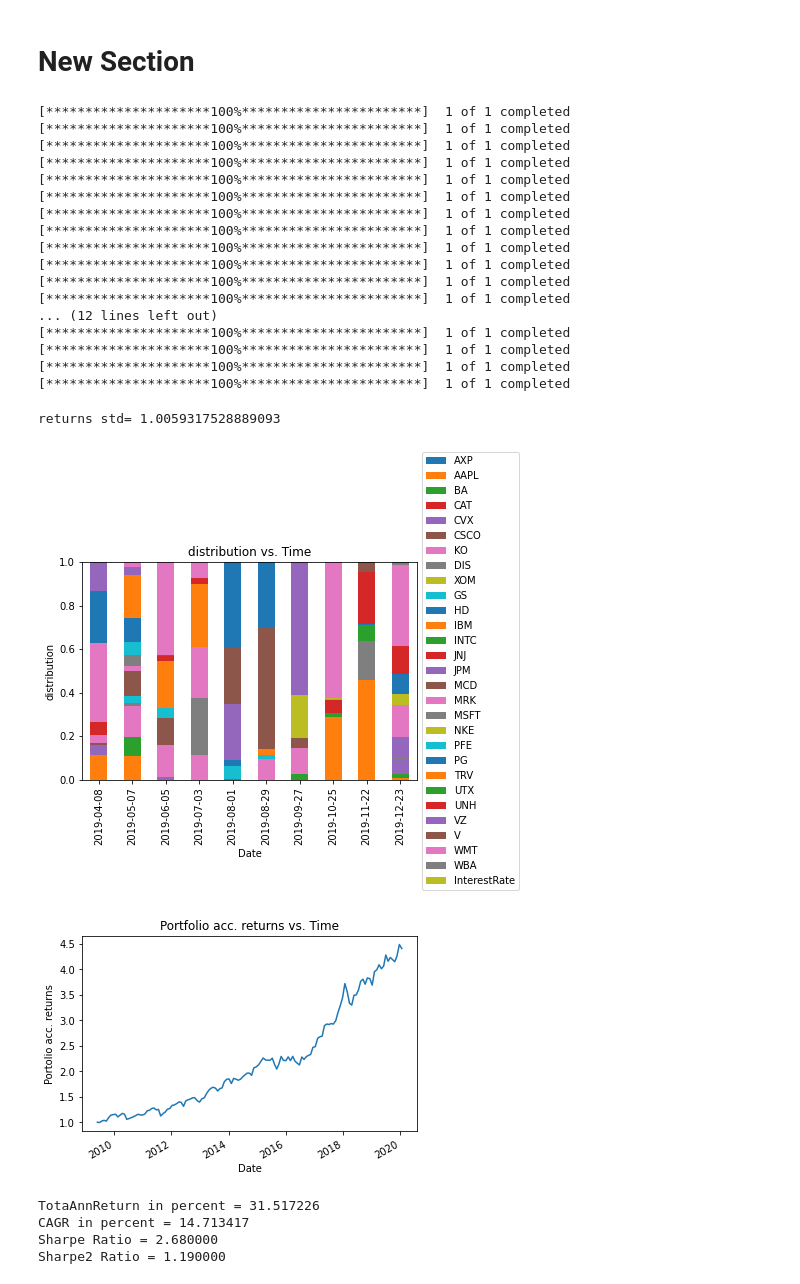
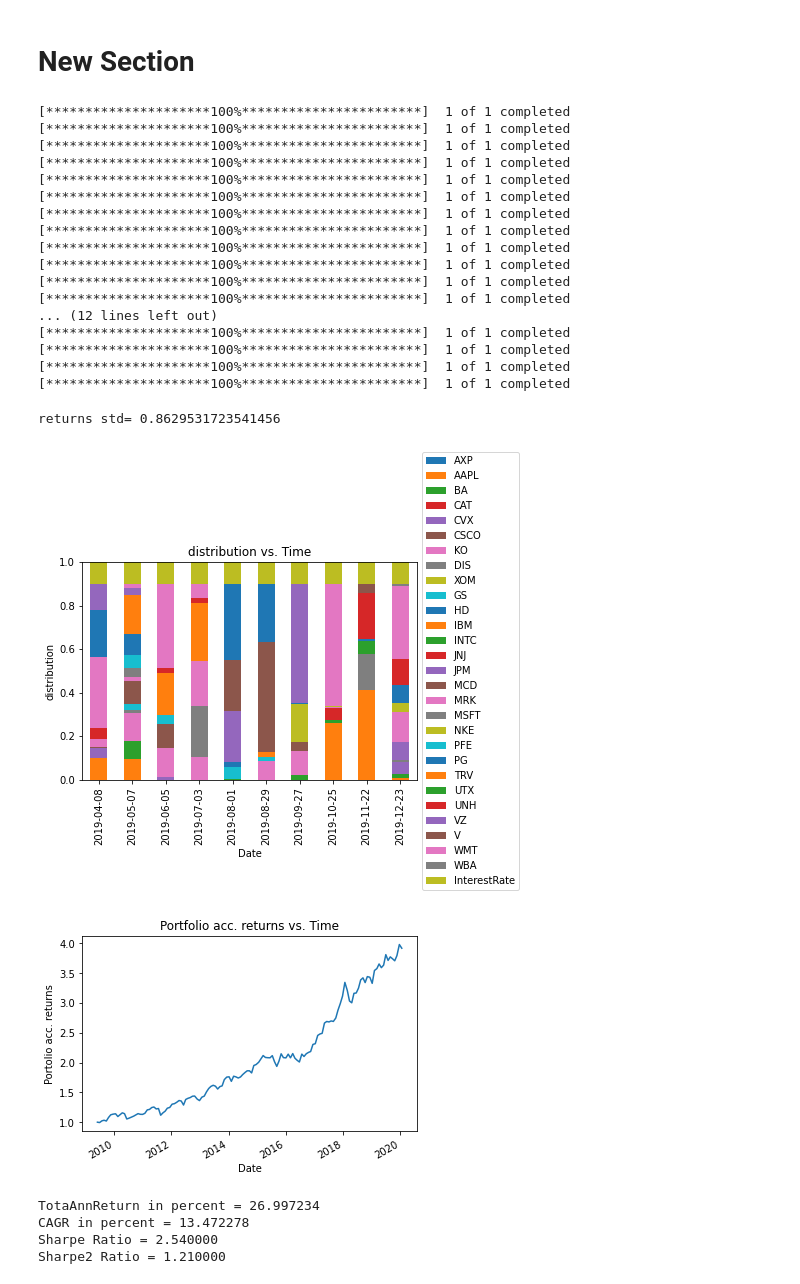
Before and after one commit to armandordorica/Portfolio_Optimization, a Jupyter notebook: markowitz_portfolio_optimization_master_CLA_LOOP_YFINANCE_PY37.ipynb, the cells around one changed output. Saved outputs shown, nothing was run; the diff lists cells and outputs as text; code cells hidden in the pictures.

```diff
--- a/markowitz_portfolio_optimization_master_CLA_LOOP_YFINANCE_PY37.ipynb
+++ b/markowitz_portfolio_optimization_master_CLA_LOOP_YFINANCE_PY37.ipynb
@@ -118,13 +120,18 @@ yf.pdr_override() # <== that's all it takes :-)
 start, end = dt.datetime(2009, 1, 30), dt.datetime(2020, 1, 30)
 StockList = ['AXP', 'AAPL', 'BA','CAT','CVX','CSCO','KO','DIS','XOM','GS', 'HD', 'IBM','INTC','JNJ','JPM','MCD','MRK','MSFT','NKE','PFE', 'PG', 'TRV','UTX','UNH', 'VZ','V','WMT','WBA']
 
+# StockList= ["XLB","XLE", "XLF", "XLI", "XLK", "XLP", "XLU", "XLV", "XLY"]
+
+
+
+
 price = pd.DataFrame()
 for ticker in StockList:
     price[ticker]  = pdr.get_data_yahoo(ticker, start=start, end=end).loc[:,'Close'] #breaks if 'Adj Close' prices are used
 
 
 interest_rate = 0.02/12		# Fixed interest rate
-cash = .001
+cash = .10
 # Specify number of days to shift
 shift = 20 #monthly rebalancing and return period
 lookback = 60
@@ -163,6 +170,7 @@ returns = Series(index=index)
 
 # Start Value
 total_value = 1.0
+
 returns[index[date_index_iter]] = total_value
 
 while date_index_iter + shift < end_index:
@@ -272,37 +280,37 @@ except ZeroDivisionError:
 
 print ("TotaAnnReturn in percent = %f" %(TotaAnnReturn*100))
 print ("CAGR in percent = %f" %(CAGR*100))
 print ("Sharpe Ratio = %f" %(round(sharpe,2)))
 print ("Sharpe2 Ratio = %f" %(round(sharpe2,2)))
 
 
 ##Annualized Efficient Frontier based on latest month
 #mu,sigma,weights=cla.efFrontier(100)
 #mu = np.power((1 + np.array(mu)),T) - 1
 #sigma=np.array(sigma)*np.sqrt(T)
 #plot2D(sigma,mu,'Annualized Risk','Annualized Expected Excess Return in Frac','CLA-derived Efficient Frontier in Frac')
 # %% [output]
 [*********************100%***********************]  1 of 1 completed
 [*********************100%***********************]  1 of 1 completed
 [*********************100%***********************]  1 of 1 completed
 [*********************100%***********************]  1 of 1 completed
 [*********************100%***********************]  1 of 1 completed
 [*********************100%***********************]  1 of 1 completed
 [*********************100%***********************]  1 of 1 completed
 [*********************100%***********************]  1 of 1 completed
 [*********************100%***********************]  1 of 1 completed
 [*********************100%***********************]  1 of 1 completed
 [*********************100%***********************]  1 of 1 completed
 [*********************100%***********************]  1 of 1 completed
 ... (12 lines left out)
 [*********************100%***********************]  1 of 1 completed
 [*********************100%***********************]  1 of 1 completed
 [*********************100%***********************]  1 of 1 completed
 [*********************100%***********************]  1 of 1 completed
-returns std= 1.0059317528889093
+returns std= 0.8629531723541456
-[figure, old version]
+[figure, new version]
-[figure, old version]
+[figure, new version]
-TotaAnnReturn in percent = 31.517226
-CAGR in percent = 14.713417
-Sharpe Ratio = 2.680000
-Sharpe2 Ratio = 1.190000
+TotaAnnReturn in percent = 26.997234
+CAGR in percent = 13.472278
+Sharpe Ratio = 2.540000
+Sharpe2 Ratio = 1.210000
```
Also changed, not shown: parts of 18 cells of this notebook.
